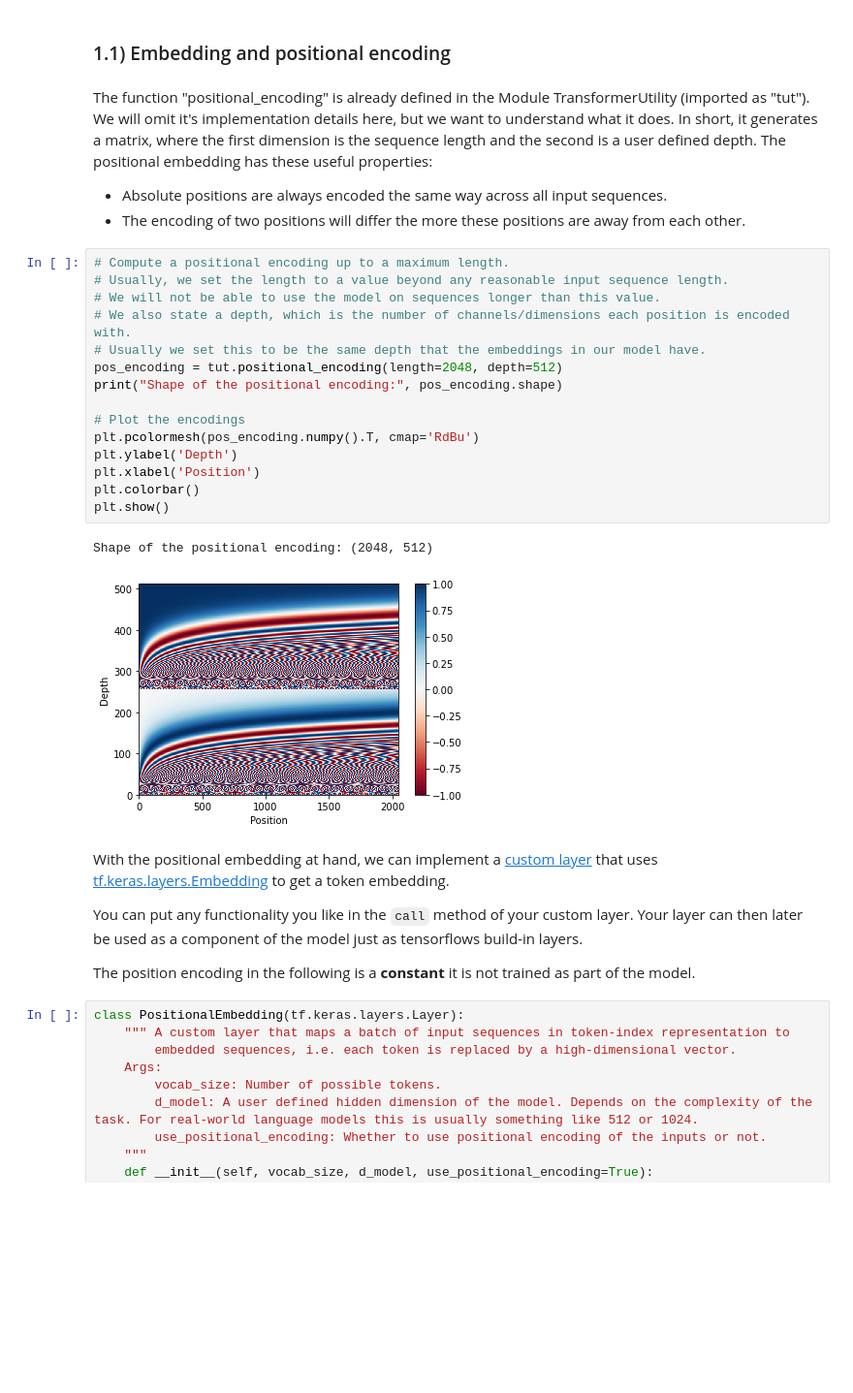
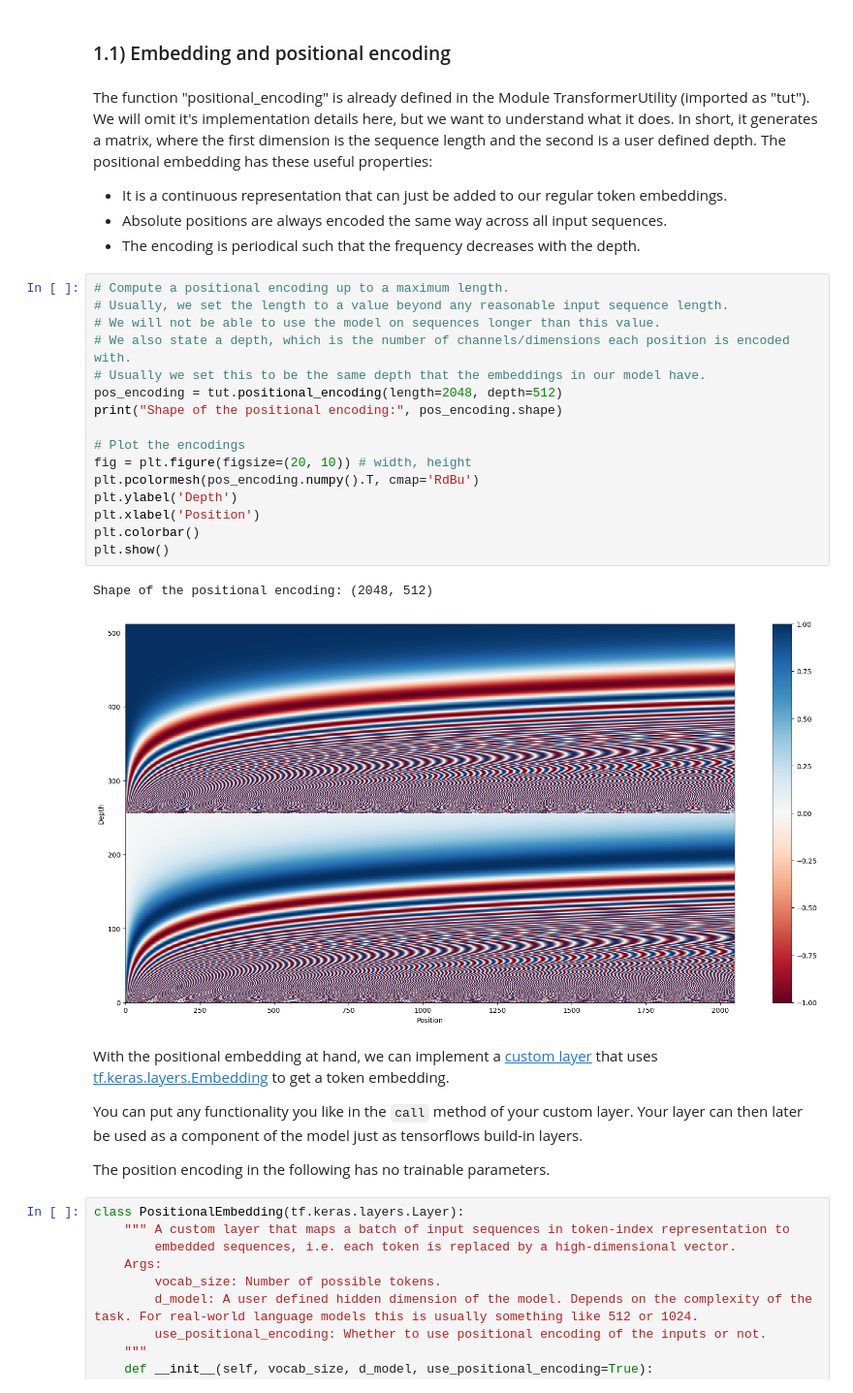
Before and after one commit to mslehre/KI-Block, a Jupyter notebook: exercises/es4-ex1.ipynb, the cells around one changed output. Shown at 97% size. Cells and saved outputs as stored; diff of their text form; blank space fills up the shorter version.

```diff
--- a/exercises/es4-ex1.ipynb
+++ b/exercises/es4-ex1.ipynb
@@ -27,32 +27,35 @@ import TransformerUtility as tut
 # %% [markdown]
 The function "positional_encoding" is already defined in the Module TransformerUtility (imported as "tut"). We will omit it's implementation details here, but we want to understand what it does.
 In short, it generates a matrix, where the first dimension is the sequence length and the second is a user defined depth. The positional embedding has these useful properties:
+
+- It is a continuous representation that can just be added to our regular token embeddings.
 - Absolute positions are always encoded the same way across all input sequences.
-- The encoding of two positions will differ the more these positions are away from each other.
+- The encoding is periodical such that the frequency decreases with the depth.
 # %%
 # Compute a positional encoding up to a maximum length.
 # Usually, we set the length to a value beyond any reasonable input sequence length.
 # We will not be able to use the model on sequences longer than this value.
 # We also state a depth, which is the number of channels/dimensions each position is encoded with.
 # Usually we set this to be the same depth that the embeddings in our model have.
 pos_encoding = tut.positional_encoding(length=2048, depth=512)
 print("Shape of the positional encoding:", pos_encoding.shape)
 
 # Plot the encodings
+fig = plt.figure(figsize=(20, 10)) # width, height
 plt.pcolormesh(pos_encoding.numpy().T, cmap='RdBu')
 plt.ylabel('Depth')
 plt.xlabel('Position')
 plt.colorbar()
 plt.show()
 # %% [output]
 Shape of the positional encoding: (2048, 512)
-[figure, old version]
+[figure, new version]
 # %% [markdown]
 With the positional embedding at hand, we can implement a [custom layer](https://www.tensorflow.org/tutorials/customization/custom_layers) that uses [tf.keras.layers.Embedding](https://www.tensorflow.org/api_docs/python/tf/keras/layers/Embedding) to get a token embedding.
 
 You can put any functionality you like in the `call` method of your custom layer. Your layer can then later be used as a component of the model just as tensorflows build-in layers.
 
-The position encoding in the following is a **constant** it is not trained as part of the model.
+The position encoding in the following has no trainable parameters.
 # %%
 class PositionalEmbedding(tf.keras.layers.Layer):
     """ A custom layer that maps a batch of input sequences in token-index representation to
```
Also changed, not shown: parts of 8 cells of this notebook, 4 other files.
